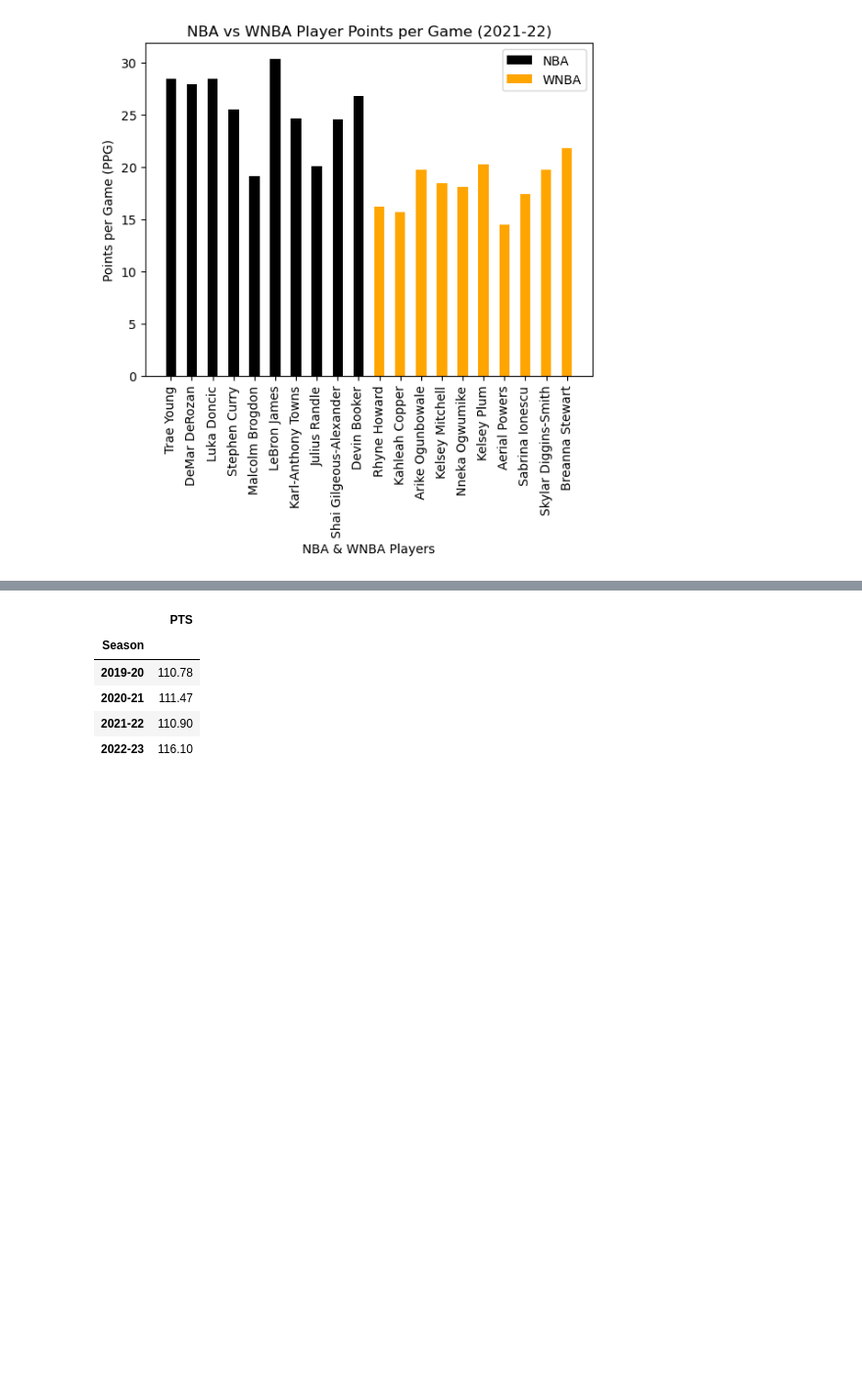
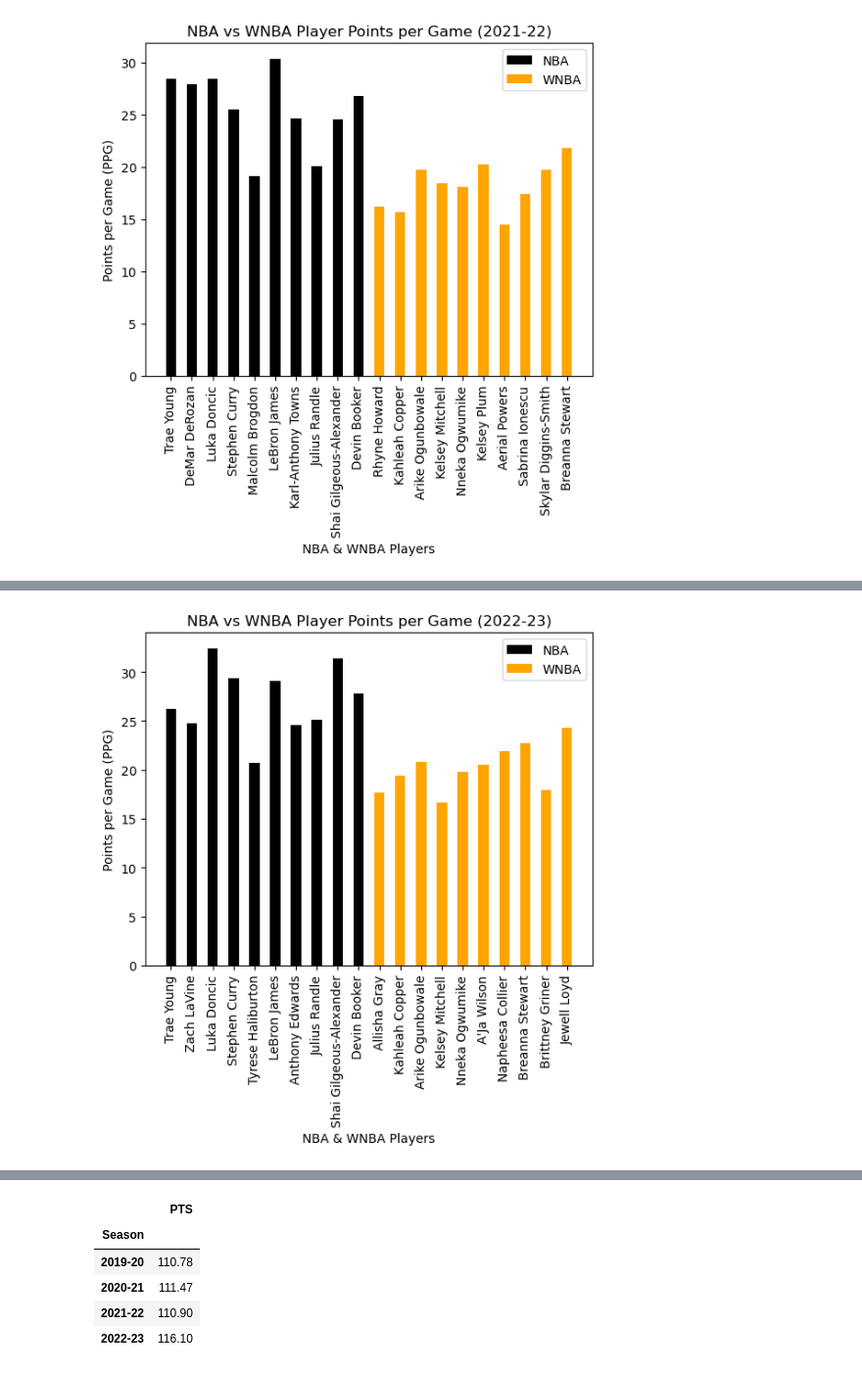
Before and after one commit to Hensonkk/NBA-VS-WNBA, a Jupyter notebook: NBA v WNBA data comparison.ipynb, the cells around one changed output, grey strips where cells are left out. Shown at 98% size. Cells and saved outputs as stored; diff of their text form; code cells hidden in the pictures; blank space fills up the shorter version.

```diff
--- a/NBA v WNBA data comparison.ipynb
+++ b/NBA v WNBA data comparison.ipynb
@@ -281,0 +364,4 @@ ms4
+# %%
+mp4 = m_stats_22_23.groupby(["Teams", "Player"])["PTS"].max()
+mp4 = mp4.groupby(level=0 , group_keys=False).nlargest(1).reset_index()
+mp4
@@ -281,0 +380,4 @@ ms4
+# %%
+wp4 = w_stats_22_23.groupby(["Team", "Player"])["PTS"].max()
+wp4 = wp4.groupby(level = 0, group_keys = False).nlargest(1).reset_index()
+wp4
@@ -281,0 +396,17 @@ ms4
+# %%
+x3 = mp4["Player"]
+y3= mp4["PTS"]
+x4 = wp4["Player"]
+y4 = wp4["PTS"]
+# %%
+plt.bar(x3, y3, width = .5, label = "NBA", color = "black")
+plt.bar(x4, y4, width = .5, label = "WNBA", color = "orange")
+plt.xlabel("NBA & WNBA Players")
+plt.ylabel("Points per Game (PPG)")
+plt.title("NBA vs WNBA Player Points per Game (2022-23)")
+plt.xticks(rotation = "vertical")
+plt.legend()
+plt.savefig("graph_outputs/PPG22-23.png")
+plt.show()
+# %% [output]
+[figure, added]
```
Also changed, not shown: parts of 34 cells of this notebook, 8 other files.
